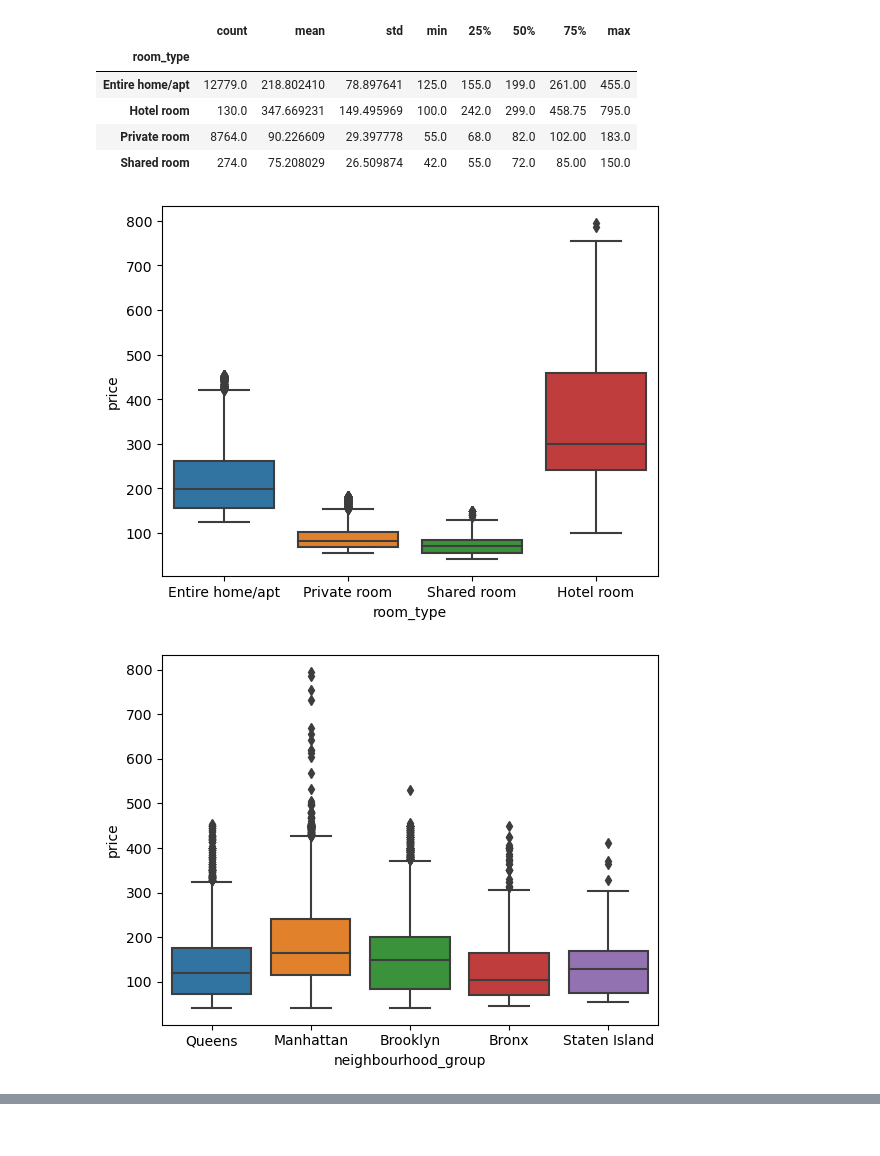
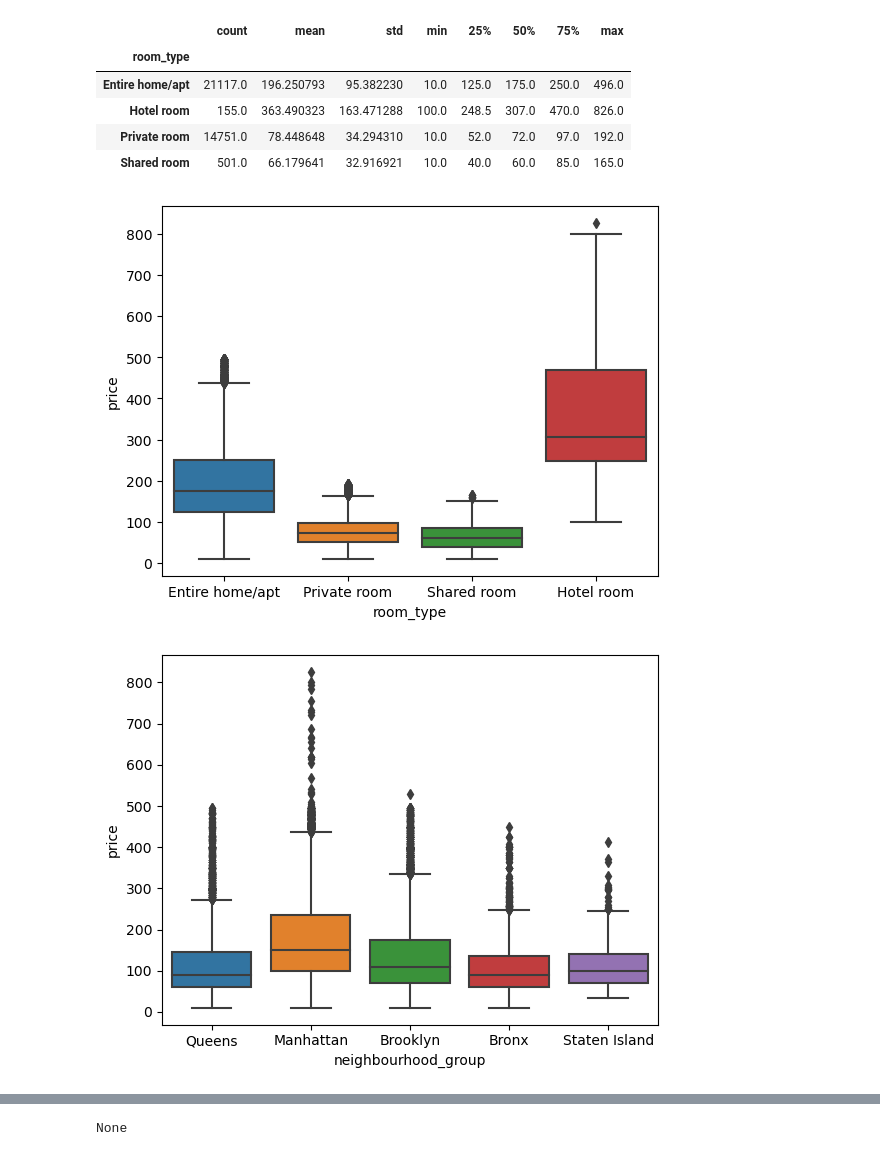
Before and after one commit to Naren1610/IST5520GrpProj, a Jupyter notebook: Grp_3_PCA_draft.ipynb, the cells around one changed output, grey strips where cells are left out. Drawn from its saved outputs; the diff is of its cells as text; code cells hidden in the pictures.

```diff
--- a/Grp_3_PCA_draft.ipynb
+++ b/Grp_3_PCA_draft.ipynb
@@ -7,9 +12,7 @@ from sklearn.preprocessing import scale
 import seaborn as sb
 import plotly.express as px
 # %%
-data = pd.read_csv('Grp3Project_InitialData/listings.csv')
-df = data.drop('license', axis = 1)
-df= df.dropna()
-df.info()
+df = pd.read_csv('Grp3Project_InitialData/listings.csv')
+display(df.info())
 # %% [output]
 <class 'pandas.core.frame.DataFrame'>
@@ -32,5 +35,0 @@ memory usage: 4.3+ MB
-# %%
-#Remove zero values from the data
-df = df.loc[(df['price']> 0)]
-df['lat_lon']= df.latitude/df.longitude
-df.describe()
@@ -78,0 +36,8 @@ See the caveats in the documentation: https://pandas.pydata.org/pandas-docs/stab
+# %%
+# remove deemed to be less than useful
+df['lat_lon']= df['latitude']/df['longitude']
+df = df.drop(['license', 'reviews_per_month','last_review', 'name', 'host_id','neighbourhood', 'host_name'],axis = 1)
+df = df.loc[(df['price']> 0)]# Remove all zero values from the price
+display(df.info())
+sb.pairplot(df[['price','latitude','longitude','lat_lon']], kind="reg")
+plt.show()
@@ -104,8 +95,8 @@ display(df_stats)
 # %%
-df1 = df[(df['room_type'] == "Entire home/apt") & (df['price']>= 125) & (df['price']<= 455)]
-df2 = df[(df['room_type'] == "Private room") & (df['price']>= 55) & (df['price']<= 183)]
-df3 = df[(df['room_type'] == "Shared room") & (df['price']>= 42) & (df['price']<= 152)]
-df4 = df[(df['room_type'] == "Hotel room") & (df['price']>= 100) & (df['price']<= 815)]
+df1 = df[(df['room_type'] == "Entire home/apt") & (df['price']>=10) & (df['price']<= 496)]
+df2 = df[(df['room_type'] == "Private room") & (df['price']>= 10) & (df['price']<= 192)]
+df3 = df[(df['room_type'] == "Shared room") & (df['price']>= 10) & (df['price']<= 167)]
+df4 = df[(df['room_type'] == "Hotel room") & (df['price']>= 100) & (df['price']<= 865)]
 frames = [df1, df2, df3, df4]
 df = pd.concat(frames)
 
@@ -115,6 +106,8 @@ sb.boxplot(y = df['price'], x = df['room_type'])
 plt.show()
 sb.boxplot(y = df['price'], x = df['neighbourhood_group'])
 plt.show()
+display(df.info())
+display(df.corr())
 # %% [output]
 |  | count | mean | std | min | 25% | 50% | 75% | max |
 | neighbourhood_group |  |  |  |  |  |  |  |  |
@@ -126,8 +119,8 @@ plt.show()
 |  | count | mean | std | min | 25% | 50% | 75% | max |
 | room_type |  |  |  |  |  |  |  |  |
-| Entire home/apt | 12779.0 | 218.802410 | 78.897641 | 125.0 | 155.0 | 199.0 | 261.00 | 455.0 |
-| Hotel room | 130.0 | 347.669231 | 149.495969 | 100.0 | 242.0 | 299.0 | 458.75 | 795.0 |
-| Private room | 8764.0 | 90.226609 | 29.397778 | 55.0 | 68.0 | 82.0 | 102.00 | 183.0 |
-| Shared room | 274.0 | 75.208029 | 26.509874 | 42.0 | 55.0 | 72.0 | 85.00 | 150.0 |
+| Entire home/apt | 21117.0 | 196.250793 | 95.382230 | 10.0 | 125.0 | 175.0 | 250.0 | 496.0 |
+| Hotel room | 155.0 | 363.490323 | 163.471288 | 100.0 | 248.5 | 307.0 | 470.0 | 826.0 |
+| Private room | 14751.0 | 78.448648 | 34.294310 | 10.0 | 52.0 | 72.0 | 97.0 | 192.0 |
+| Shared room | 501.0 | 66.179641 | 32.916921 | 10.0 | 40.0 | 60.0 | 85.0 | 165.0 |
-[figure, old version]
+[figure, new version]
-[figure, old version]
+[figure, new version]
@@ -133,0 +146 @@ plt.show()
+None
```
Also changed, not shown: parts of 28 cells of this notebook.
